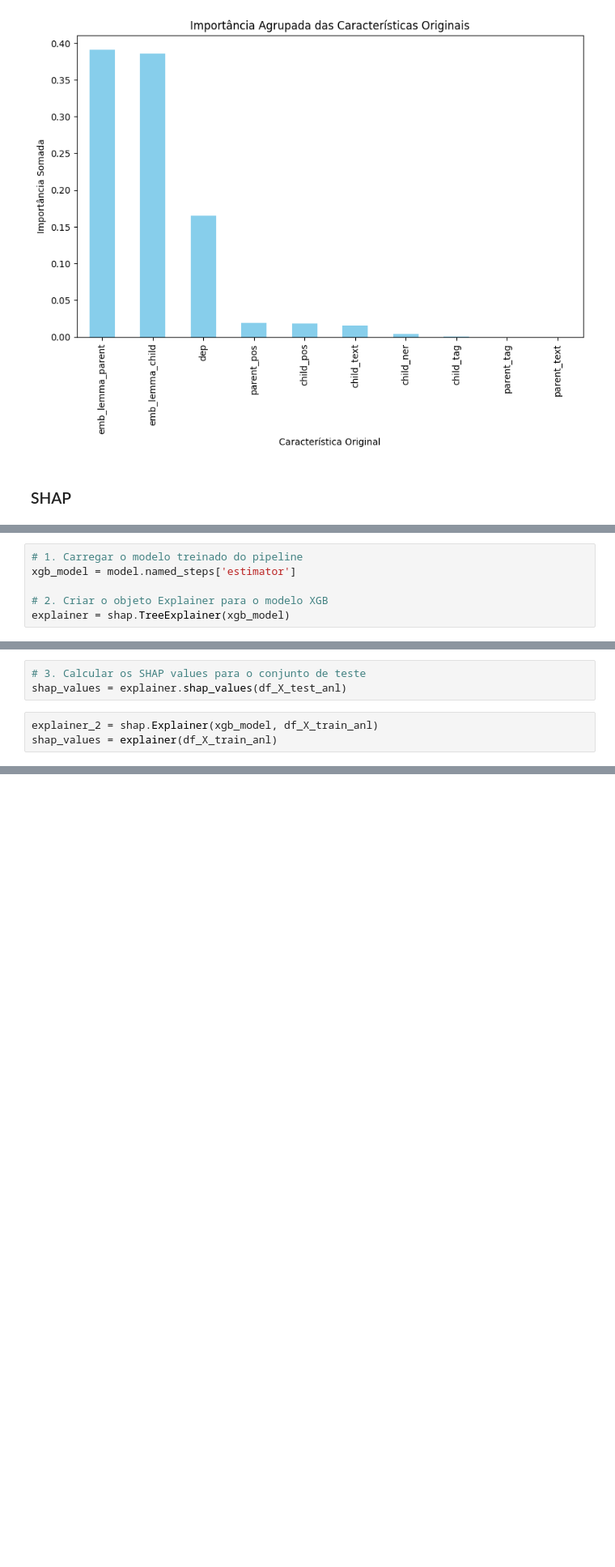
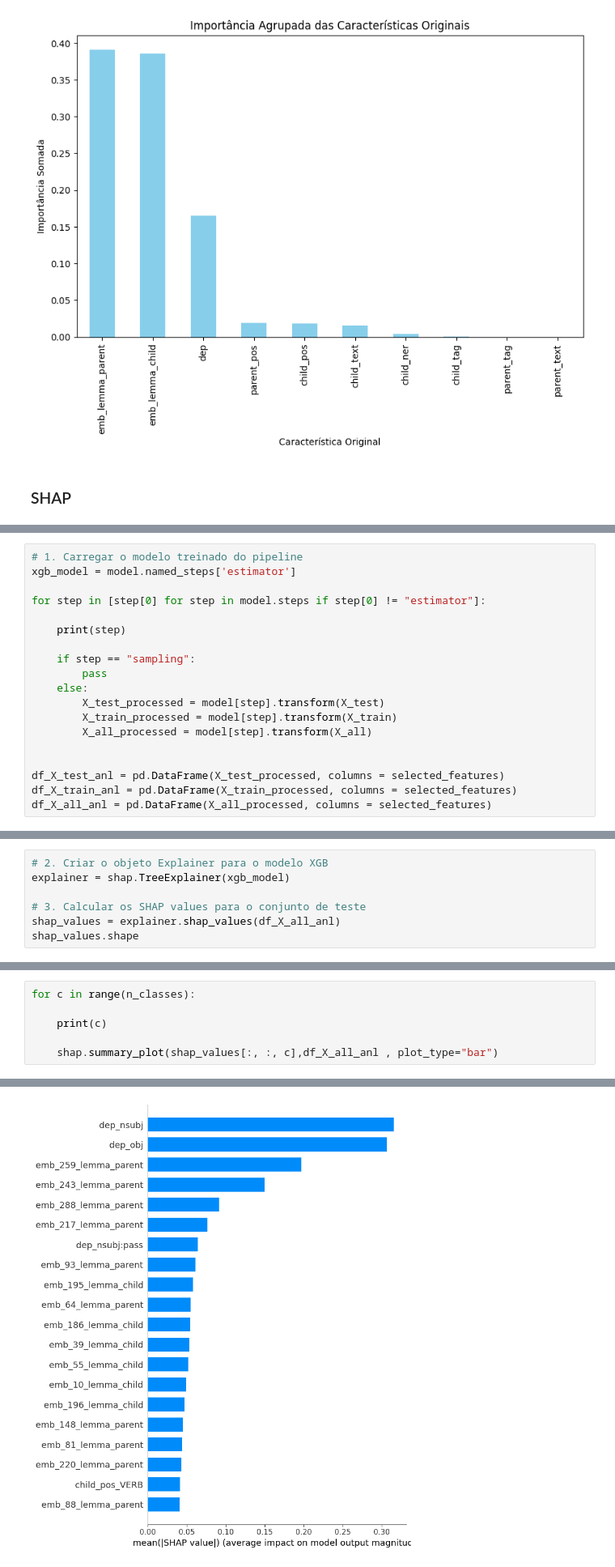
Before and after one commit to semcovici/AMR-BP-prediction, a Jupyter notebook: notebooks/2.0-classification.ipynb, the cells around one changed output, grey strips where cells are left out. Shown at 81% size. Drawn from its saved outputs; the diff is of its cells as text; blank space fills up the shorter version.

Commit message:
fix shap plots

```diff
--- a/notebooks/2.0-classification.ipynb
+++ b/notebooks/2.0-classification.ipynb
@@ -806,0 +836,19 @@ plt.show()
+# %%
+# 1. Carregar o modelo treinado do pipeline
+xgb_model = model.named_steps['estimator']
+
+for step in [step[0] for step in model.steps if step[0] != "estimator"]:
+
+    print(step)
+
+    if step == "sampling":
+        pass
+    else:
+        X_test_processed = model[step].transform(X_test)
+        X_train_processed = model[step].transform(X_train)
+        X_all_processed = model[step].transform(X_all)
+
+
+df_X_test_anl = pd.DataFrame(X_test_processed, columns = selected_features)
+df_X_train_anl = pd.DataFrame(X_train_processed, columns = selected_features)
+df_X_all_anl = pd.DataFrame(X_all_processed, columns = selected_features)
@@ -807,6 +861,7 @@ plt.show()
 # %%
-# 1. Carregar o modelo treinado do pipeline
-xgb_model = model.named_steps['estimator']
-
 # 2. Criar o objeto Explainer para o modelo XGB
 explainer = shap.TreeExplainer(xgb_model)
+
+# 3. Calcular os SHAP values para o conjunto de teste
+shap_values = explainer.shap_values(df_X_all_anl)
+shap_values.shape
@@ -826,6 +870,7 @@ df_X_train_anl = pd.DataFrame(X_train_processed, columns = selected_features)
-# %%
-# 3. Calcular os SHAP values para o conjunto de teste
-shap_values = explainer.shap_values(df_X_test_anl)
-# %%
-explainer_2 = shap.Explainer(xgb_model, df_X_train_anl)
-shap_values = explainer(df_X_train_anl)
+# %%
+for c in range(n_classes):
+
+    print(c)
+
+    shap.summary_plot(shap_values[:, :, c],df_X_all_anl , plot_type="bar")
+# %% [output]
@@ -831,0 +878 @@ shap_values = explainer(df_X_train_anl)
+[figure, added]
```
Also changed, not shown: parts of 16 cells of this notebook.
